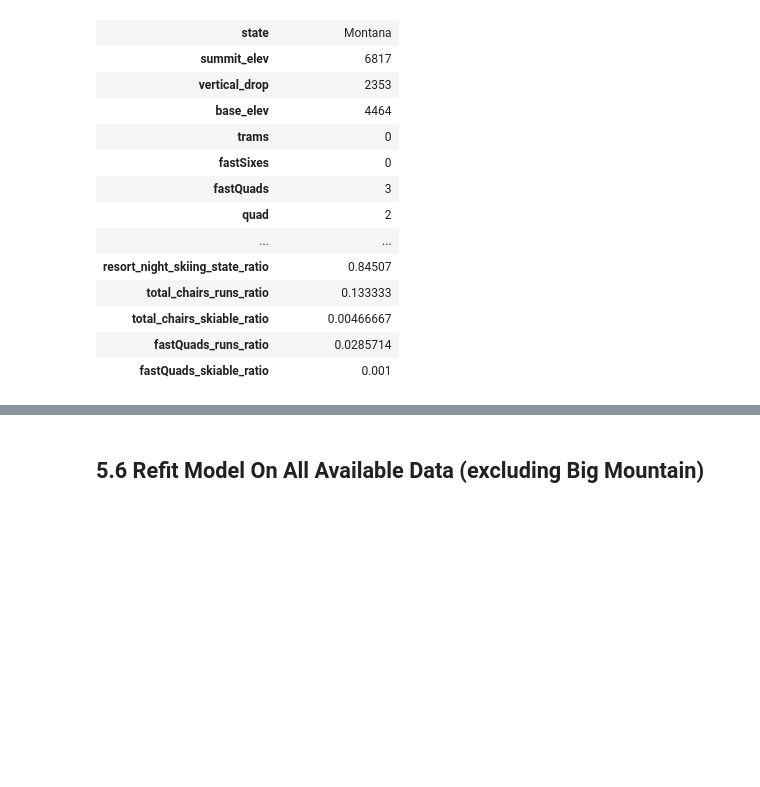
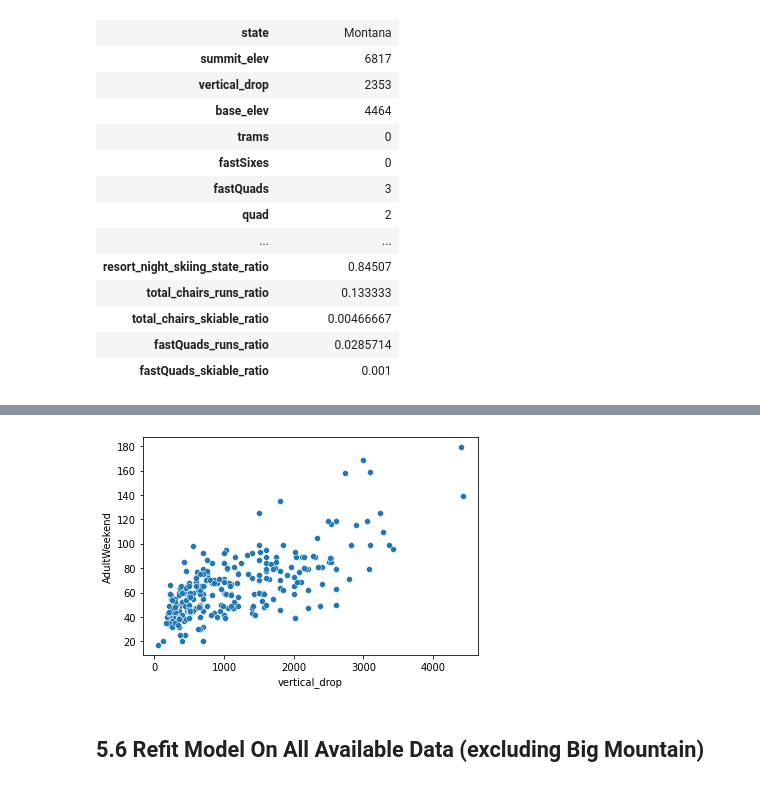
Before and after one commit to adrienclay36/sbdatascience, a Jupyter notebook: Step Five - Modeling/05_modeling.ipynb, the cells around one changed output, grey strips where cells are left out. Saved outputs shown, nothing was run; the diff lists cells and outputs as text; code cells hidden in the pictures; blank space fills up the shorter version.

```diff
--- a/Step Five - Modeling/05_modeling.ipynb
+++ b/Step Five - Modeling/05_modeling.ipynb
@@ -118,3 +109,8 @@ big_mountain.T
+# %%
+sns.scatterplot(x='vertical_drop', y='AdultWeekend', data=ski_data)
+plt.savefig('verticalweekend.png')
+# %% [output]
+[figure, added]
 # %% [markdown]
 ## 5.6 Refit Model On All Available Data (excluding Big Mountain)<a id='5.6_Refit_Model_On_All_Available_Data_(excluding_Big_Mountain)'></a>
 # %% [markdown]
```
Also changed, not shown: parts of 5 cells of this notebook, 5 other files.
